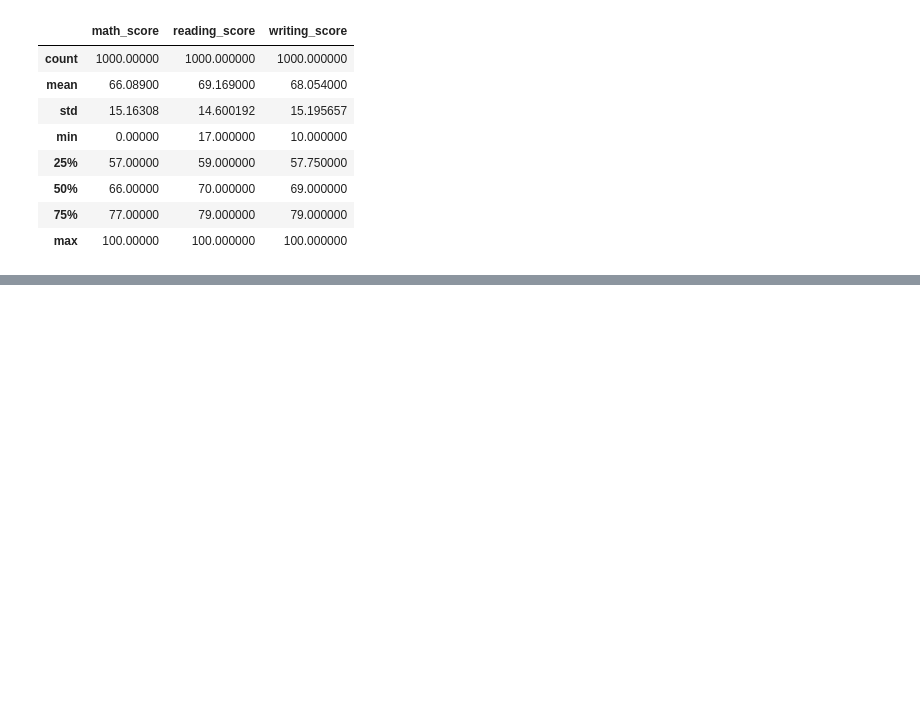
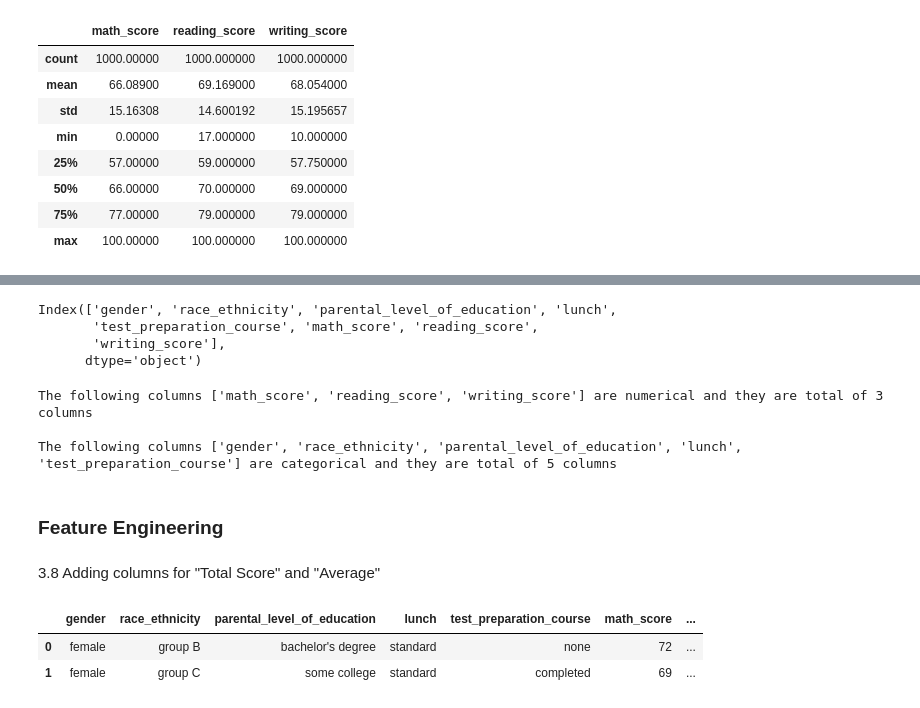
Before and after one commit to GnanasekaranPriya/MLproject_student, a Jupyter notebook: notebook/1 . EDA STUDENT PERFORMANCE .ipynb, the cells around one changed output, grey strips where cells are left out. Drawn from its saved outputs; the diff is of its cells as text; code cells hidden in the pictures; blank space fills up the shorter version.

```diff
--- a/notebook/1 . EDA STUDENT PERFORMANCE .ipynb
+++ b/notebook/1 . EDA STUDENT PERFORMANCE .ipynb
@@ -170,0 +203,7 @@ df.describe()
+# %%
+df.columns
+# %% [output]
+Index(['gender', 'race_ethnicity', 'parental_level_of_education', 'lunch',
+       'test_preparation_course', 'math_score', 'reading_score',
+       'writing_score'],
+      dtype='object')
@@ -170,0 +214,19 @@ df.describe()
+# %%
+#print the columns
+print('The following columns {} are numerical and they are total of {} columns'.format(numerical_features, len(numerical_features)))
+print('')
+print('The following columns {} are categorical and they are total of {} columns'.format(categorical_features, len(categorical_features)))
+# %% [output]
+The following columns ['math_score', 'reading_score', 'writing_score'] are numerical and they are total of 3 columns
+
+The following columns ['gender', 'race_ethnicity', 'parental_level_of_education', 'lunch', 'test_preparation_course'] are categorical and they are total of 5 columns
+# %% [markdown]
+### Feature Engineering
+# %% [markdown]
+3.8 Adding columns for "Total Score" and "Average"
+# %%
+df.head(2)
+# %% [output]
+|  | gender | race_ethnicity | parental_level_of_education | lunch | test_preparation_course | math_score | ... |
+| 0 | female | group B | bachelor's degree | standard | none | 72 | ... |
+| 1 | female | group C | some college | standard | completed | 69 | ... |
```
Also changed, not shown: parts of 17 cells of this notebook, 7 other files.
